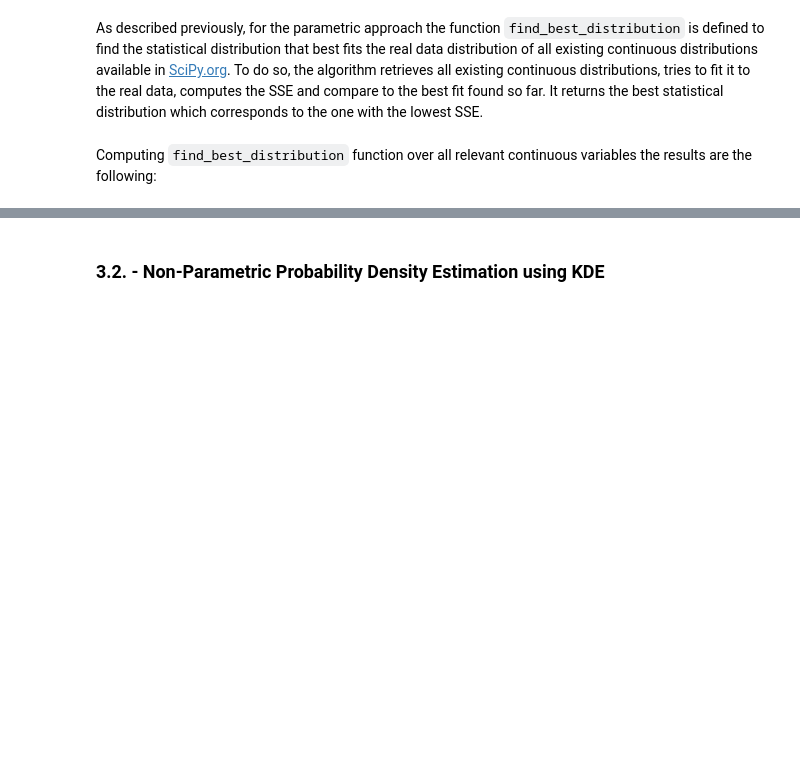
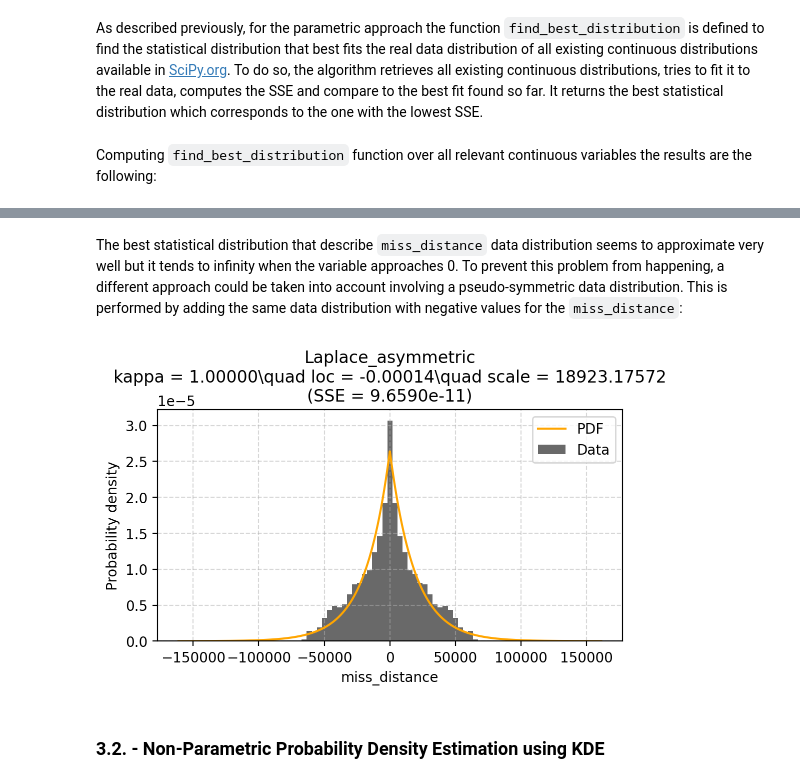
Before and after one commit to JJavierRosales/scapy, a Jupyter notebook: notebooks/Kelvins - Collision Avoidance Challenge + EDA.ipynb, the cells around one changed output, grey strips where cells are left out. Cells and saved outputs as stored; diff of their text form; code cells hidden in the pictures; blank space fills up the shorter version.

```diff
--- a/notebooks/Kelvins - Collision Avoidance Challenge + EDA.ipynb
+++ b/notebooks/Kelvins - Collision Avoidance Challenge + EDA.ipynb
@@ -554,2 +562,23 @@ Parameters:
+# %% [markdown]
+The best statistical distribution that describe `miss_distance` data distribution seems to approximate very well but it tends to infinity when the variable approaches 0. To prevent this problem from happening, a different approach could be taken into account involving a pseudo-symmetric data distribution. This is performed by adding the same data distribution with negative values for the `miss_distance`:
+# %%
+# Set column name to study and remove outliers.
+variable = 'miss_distance'
+data_mirroring = pd.concat([df_lastCDM[variable], df_lastCDM[variable].apply(lambda x: x*-1)])
+
+# Define list of continuous distributions to exclude from the fitting process
+stdist_excluded = ['studentized_range', 'levy_l_gen', 'levy_stable']
+
+# Calculate number of bins
+bins = nbins(data_mirroring, 'sturge')
+
+# Find distribution that best fits the data
+# dist = find_best_distribution(data_mirroring, bins, stdist_excluded)
+dist = fit_distribution(st.laplace_asymmetric, data_mirroring, bins)
+
+# Print plot including histogram and distribution fitted
+plot_distribution(data_mirroring, dist, bins)
+# %% [output]
+[figure, added]
 # %% [markdown]
 ### 3.2. - Non-Parametric Probability Density Estimation using KDE
```
Also changed, not shown: parts of 16 cells of this notebook.
